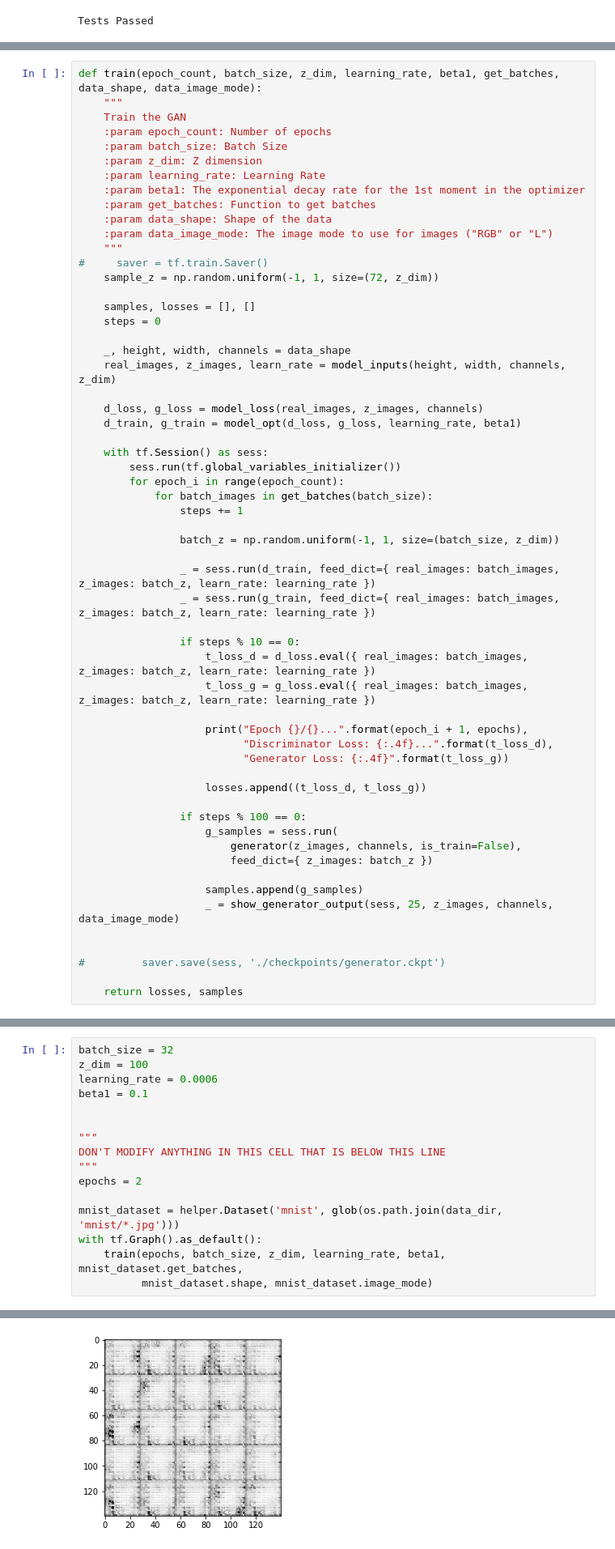
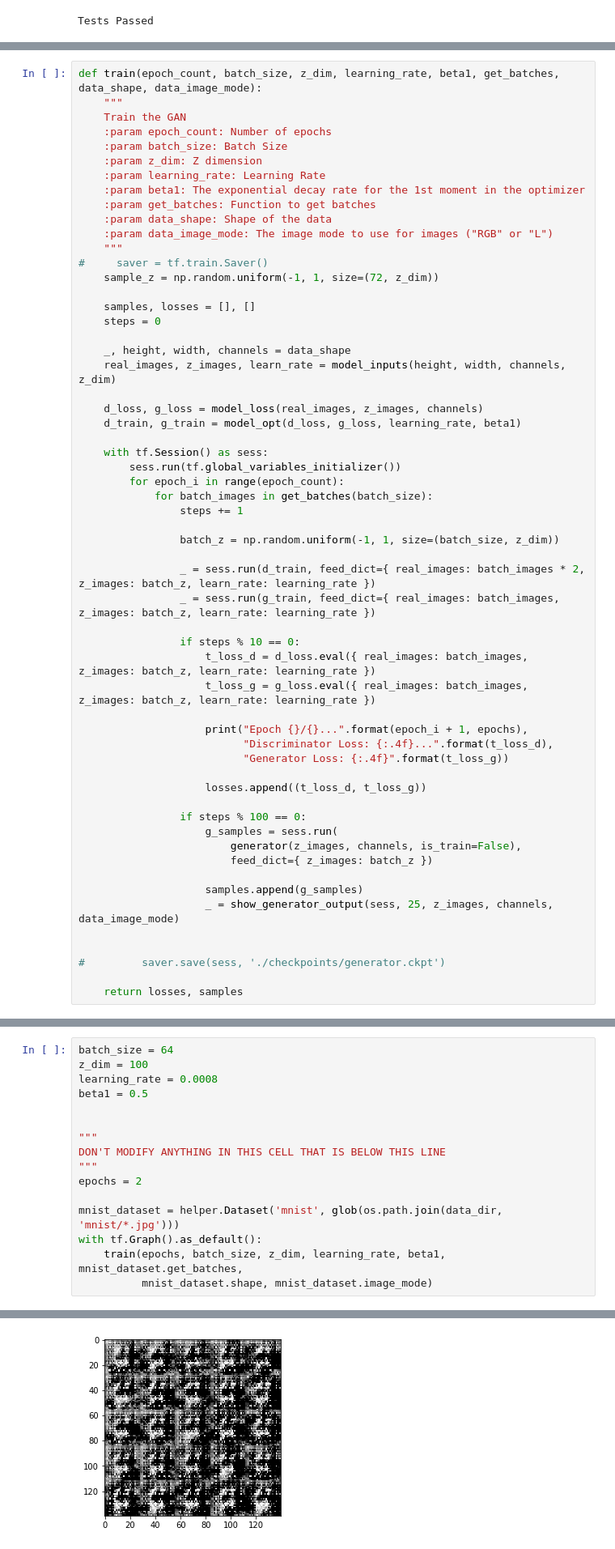
Before and after one commit to smkarber/udacity_face_generator, a Jupyter notebook: dlnd_face_generation.ipynb, the cells around one changed output, grey strips where cells are left out. Shown at 81% size. Drawn from its saved outputs; the diff is of its cells as text.

```diff
--- a/dlnd_face_generation.ipynb
+++ b/dlnd_face_generation.ipynb
@@ -349,7 +349,7 @@ def train(epoch_count, batch_size, z_dim, learning_rate, beta1, get_batches, dat
 
                 batch_z = np.random.uniform(-1, 1, size=(batch_size, z_dim))
 
-                _ = sess.run(d_train, feed_dict={ real_images: batch_images, z_images: batch_z, learn_rate: learning_rate })
+                _ = sess.run(d_train, feed_dict={ real_images: batch_images * 2, z_images: batch_z, learn_rate: learning_rate })
                 _ = sess.run(g_train, feed_dict={ real_images: batch_images, z_images: batch_z, learn_rate: learning_rate })
 
                 if steps % 10 == 0:
@@ -378,10 +378,10 @@ def train(epoch_count, batch_size, z_dim, learning_rate, beta1, get_batches, dat
 ### MNIST
 Test your GANs architecture on MNIST.  After 2 epochs, the GANs should be able to generate images that look like handwritten digits.  Make sure the loss of the generator is lower than the loss of the discriminator or close to 0.
 # %%
-batch_size = 32
+batch_size = 64
 z_dim = 100
-learning_rate = 0.0006
-beta1 = 0.1
+learning_rate = 0.0008
+beta1 = 0.5
 
 
 """
@@ -418 +418 @@ Epoch 1/2... Discriminator Loss: 0.6471... Generator Loss: 7.4717
-[figure, old version]
+[figure, new version]
```
Also changed, not shown: parts of 1 cell of this notebook, 1 other file.
